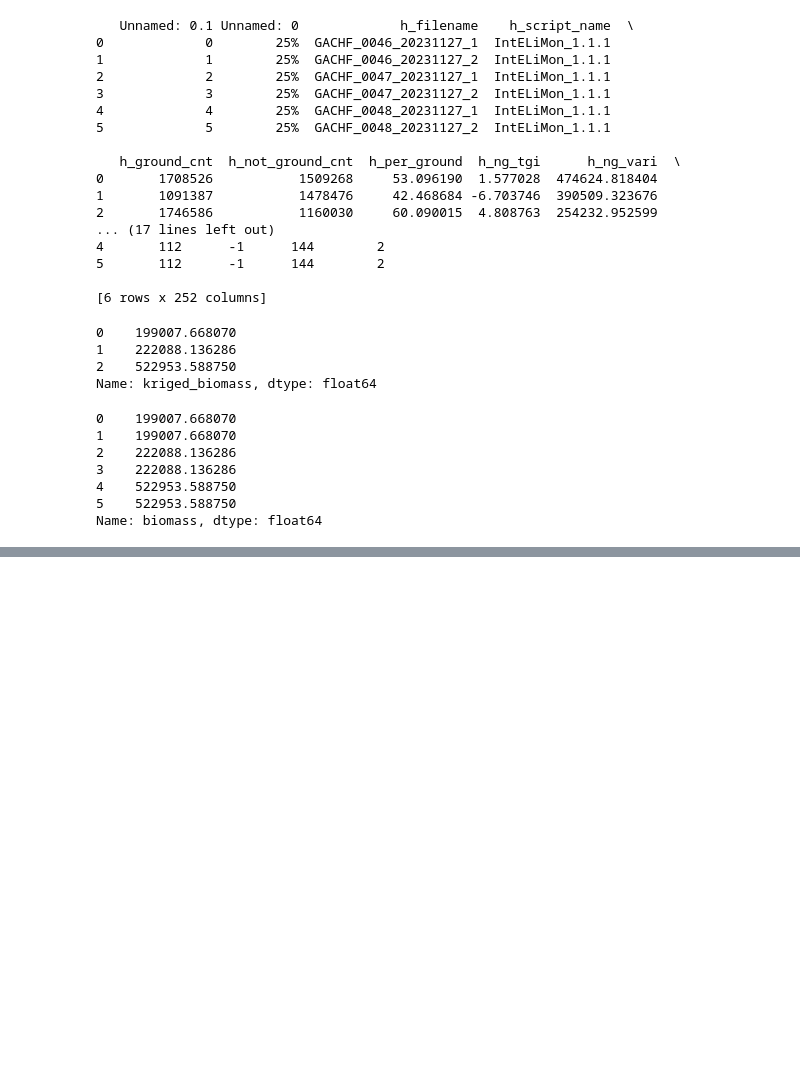
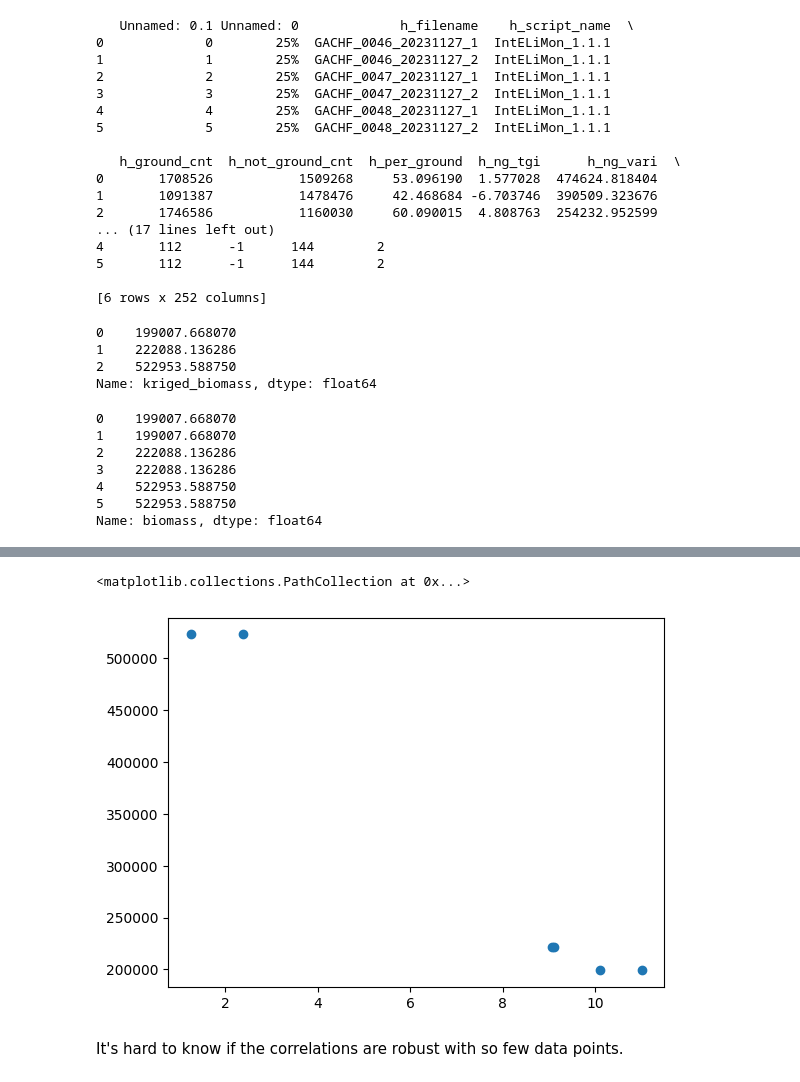
Before and after one commit to JasonSteelmanCoder/lidar_scan_calibration, a Jupyter notebook: python/intelimon_and_biomass_correlation.ipynb, the cells around one changed output, grey strips where cells are left out. Saved outputs shown, nothing was run; the diff lists cells and outputs as text; code cells hidden in the pictures; blank space fills up the shorter version.

```diff
--- a/python/intelimon_and_biomass_correlation.ipynb
+++ b/python/intelimon_and_biomass_correlation.ipynb
@@ -67,0 +109,8 @@ plt.scatter(intelimon_data["h_l4_tgi"], intelimon_data["biomass"])
+# %%
+# and stong negative correlation
+plt.scatter(intelimon_data["h_zq35"], intelimon_data["biomass"])
+# %% [output]
+<matplotlib.collections.PathCollection at 0x...>
+[figure, added]
+# %% [markdown]
+It's hard to know if the correlations are robust with so few data points.
```
Also changed, not shown: parts of 3 cells of this notebook.
